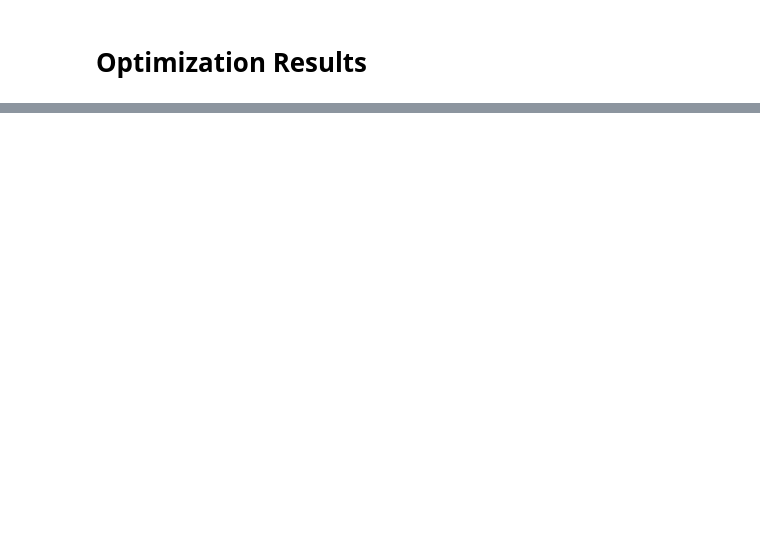
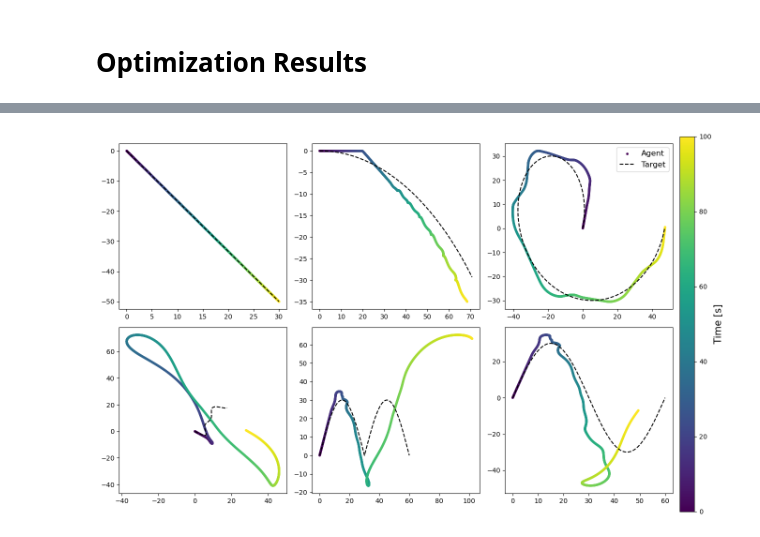
Before and after one commit to Adam-Boesky/RL_CMAES, a Jupyter notebook: Analysis/analysis.ipynb, the cells around one changed output, grey strips where cells are left out. Drawn from its saved outputs; the diff is of its cells as text; code cells hidden in the pictures; blank space fills up the shorter version.

```diff
--- a/Analysis/analysis.ipynb
+++ b/Analysis/analysis.ipynb
@@ -144,0 +165,25 @@ plot_results_with_avg_params("sawtooth", "speed")
+# %%
+fig, axes = plt.subplots(2, 3, figsize=(12.5, 8))
+
+traj_names = ['straight', 'arc', 'loop', 'poly', 'sawtooth', 'sine']
+for i, ax in enumerate(axes.flatten()):
+    ax = plot_using_weights_from_x_on_traj_y("loop", traj_names[i], ax=ax, coloring="time")
+    ax.grid(False)
+    ax.collections[0].colorbar.remove()
+
+    if i != 2:
+        ax.legend().remove()
+    else:
+        ax.legend(fontsize=12)
+
+plt.tight_layout()
+cbar_ax = fig.add_axes([1.0, 0.0, 0.025, 1.0])
+norm = plt.Normalize(vmin=0, vmax=100)
+sm = plt.cm.ScalarMappable(cmap='viridis', norm=norm)
+sm.set_array([])
+cbar = fig.colorbar(sm, cax=cbar_ax)
+cbar.set_label('Time [s]', fontsize=15)
+
+plt.show()
+# %% [output]
+[figure, added]
```
Also changed, not shown: parts of 8 cells of this notebook, 25 other files.
